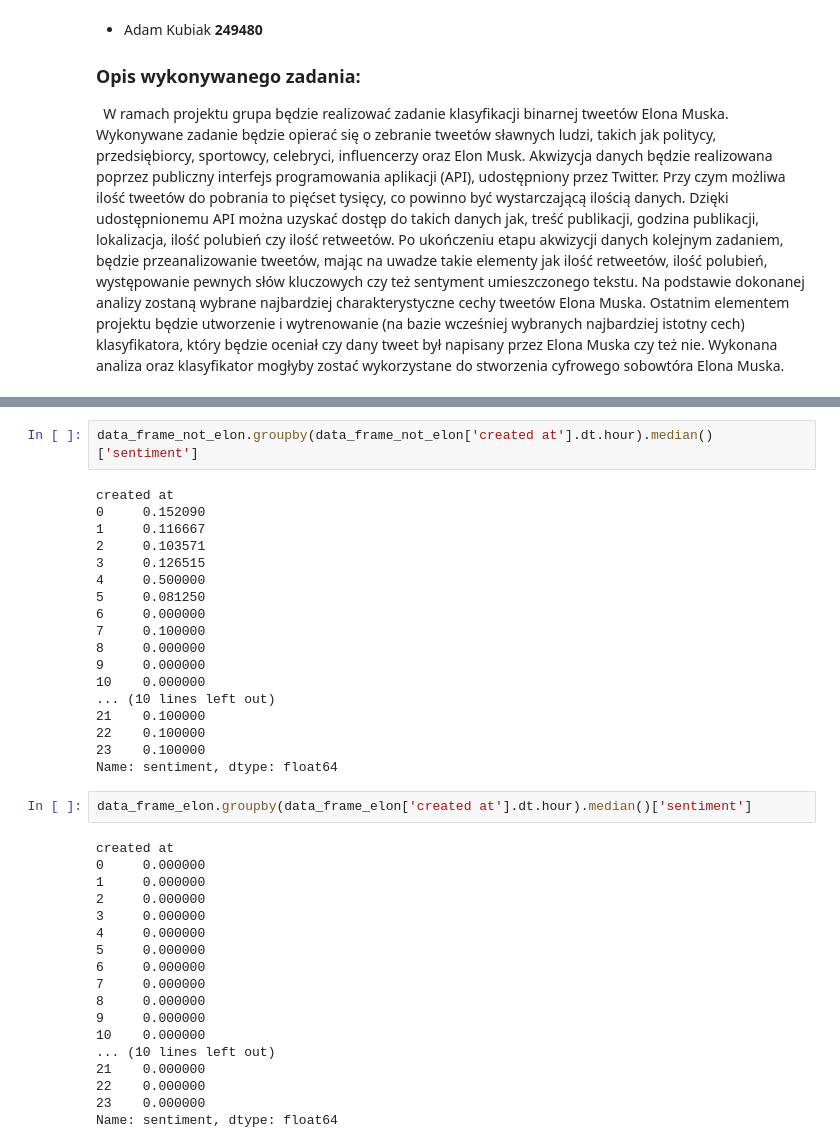
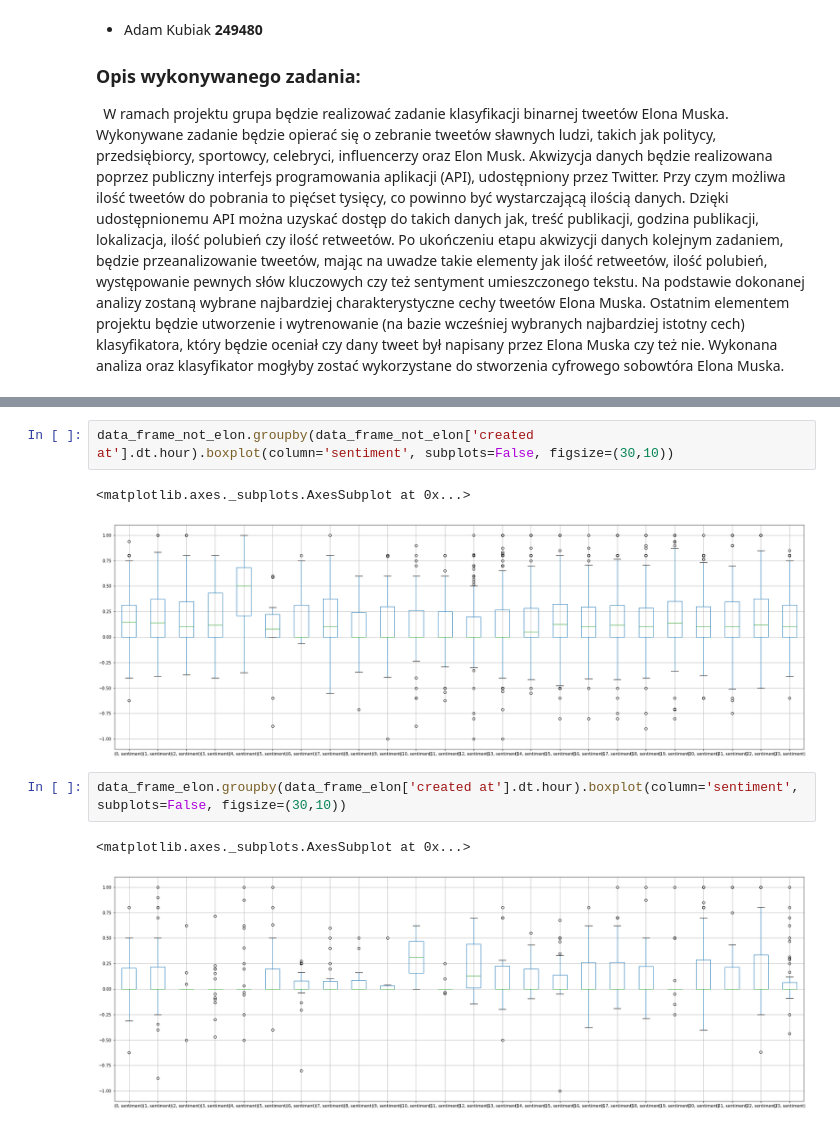
Before and after one commit to Wiktor-99/MAED, a Jupyter notebook: elon_musk_tweet_classification.ipynb, the cells around one changed output, grey strips where cells are left out. Saved outputs shown, nothing was run; the diff lists cells and outputs as text.

```diff
--- a/elon_musk_tweet_classification.ipynb
+++ b/elon_musk_tweet_classification.ipynb
@@ -87,40 +103,10 @@ plot_histogram_of_tweet_during_time(elon_sentiment, data_count_by_hour, 'Średni
 # %%
-data_frame_not_elon.groupby(data_frame_not_elon['created at'].dt.hour).median()['sentiment']
+data_frame_not_elon.groupby(data_frame_not_elon['created at'].dt.hour).boxplot(column='sentiment', subplots=False, figsize=(30,10))
 # %% [output]
-created at
-0     0.152090
-1     0.116667
-2     0.103571
-3     0.126515
-4     0.500000
-5     0.081250
-6     0.000000
-7     0.100000
-8     0.000000
-9     0.000000
-10    0.000000
-... (10 lines left out)
-21    0.100000
-22    0.100000
-23    0.100000
-Name: sentiment, dtype: float64
+<matplotlib.axes._subplots.AxesSubplot at 0x...>
+[figure, added]
 # %%
-data_frame_elon.groupby(data_frame_elon['created at'].dt.hour).median()['sentiment']
+data_frame_elon.groupby(data_frame_elon['created at'].dt.hour).boxplot(column='sentiment', subplots=False, figsize=(30,10))
 # %% [output]
-created at
-0     0.000000
-1     0.000000
-2     0.000000
-3     0.000000
-4     0.000000
-5     0.000000
-6     0.000000
-7     0.000000
-8     0.000000
-9     0.000000
-10    0.000000
-... (10 lines left out)
-21    0.000000
-22    0.000000
-23    0.000000
-Name: sentiment, dtype: float64
+<matplotlib.axes._subplots.AxesSubplot at 0x...>
+[figure, added]
```
Also changed, not shown: parts of 15 cells of this notebook.
